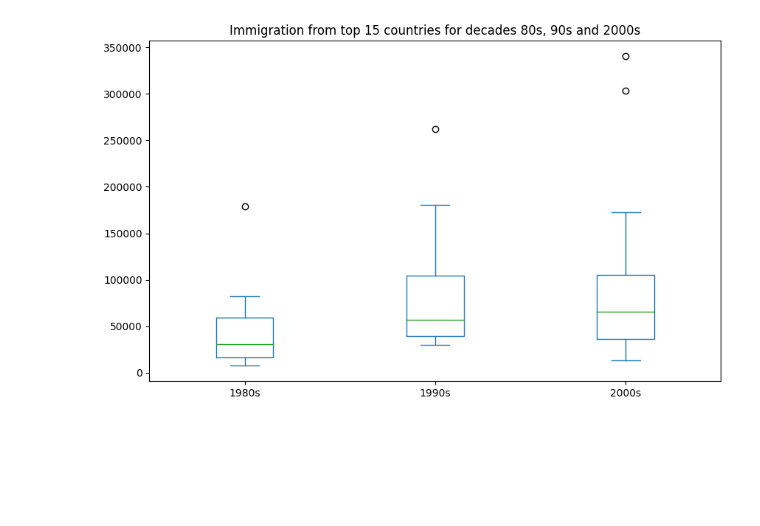
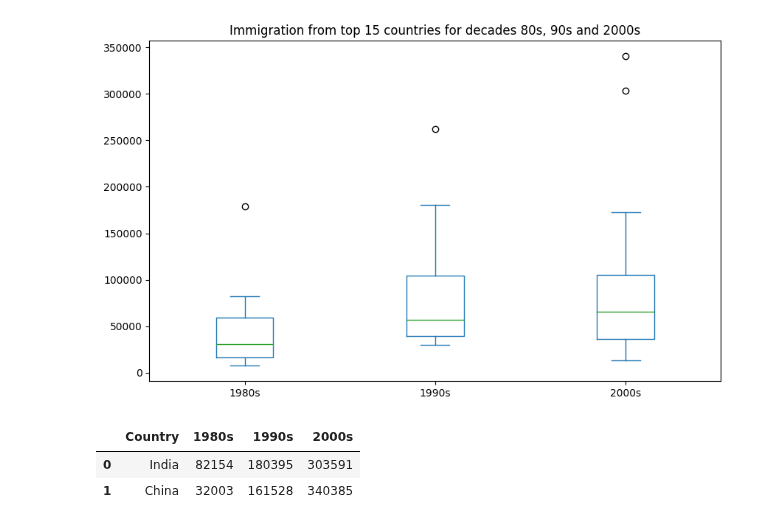
Before and after one commit to RajnishAdhikari/DataAnalysis, a Jupyter notebook: visualization_piecharts_boxplots_scatterplots_bubbleplots.ipynb, the cells around one changed output. Saved outputs shown, nothing was run; the diff lists cells and outputs as text; code cells hidden in the pictures; blank space fills up the shorter version.

Commit message:
checking how many entries  fall above the outlier threshold

```diff
--- a/visualization_piecharts_boxplots_scatterplots_bubbleplots.ipynb
+++ b/visualization_piecharts_boxplots_scatterplots_bubbleplots.ipynb
@@ -423,3 +423,11 @@ plt.title('Immigration from top 15 countries for decades 80s, 90s and 2000s')
 plt.show()
 # %% [output]
 [figure]
+# %%
+# checking how many entries  fall above the outlier threshold
+new_df = new_df.reset_index()
+new_df[new_df['2000s'] > 209611.5]
+# %% [output]
+|  | Country | 1980s | 1990s | 2000s |
+| 0 | India | 82154 | 180395 | 303591 |
+| 1 | China | 32003 | 161528 | 340385 |
```
Also changed, not shown: parts of 1 cell of this notebook.
